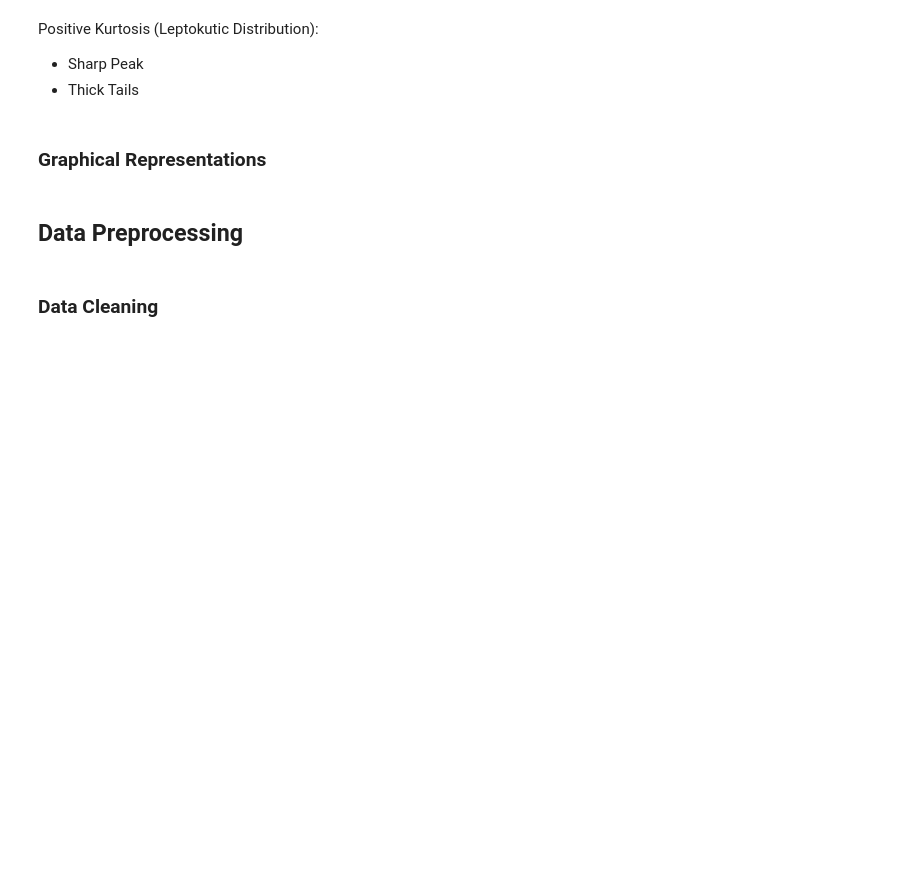
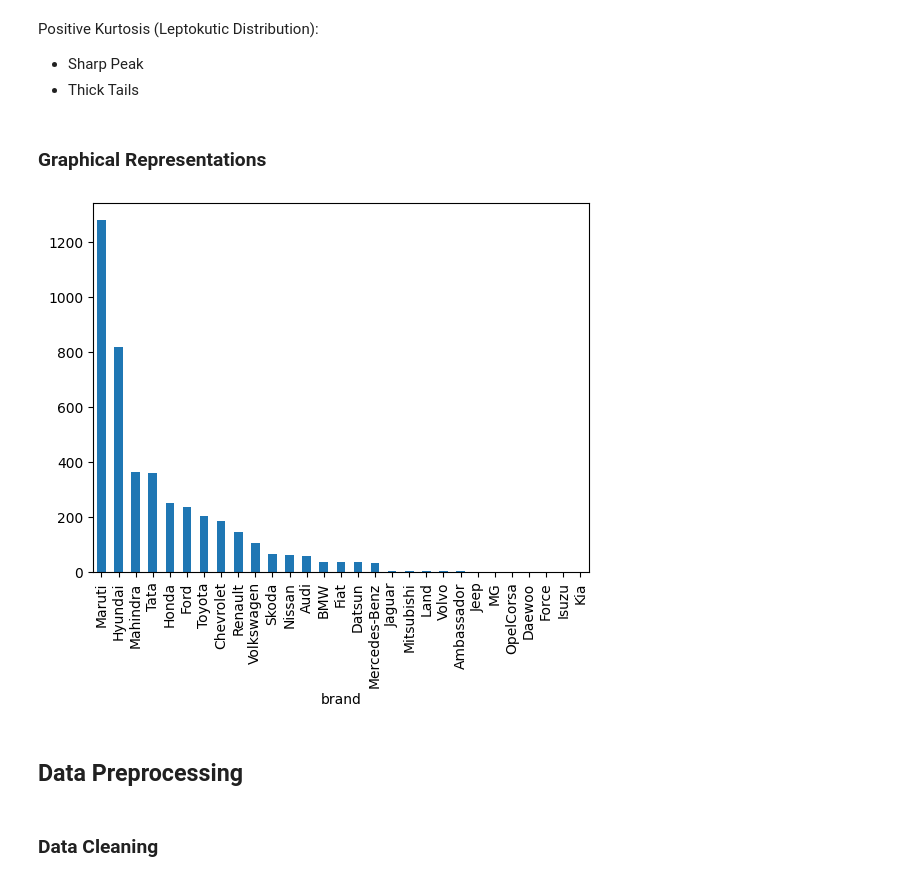
Before and after one commit to Bayan2019/internship_1206, a Jupyter notebook: assignment_07.ipynb, the cells around one changed output. Saved outputs shown, nothing was run; the diff lists cells and outputs as text; code cells hidden in the pictures; blank space fills up the shorter version.

```diff
--- a/assignment_07.ipynb
+++ b/assignment_07.ipynb
@@ -437,6 +537,11 @@ Positive Kurtosis (Leptokutic Distribution):
 - Thick Tails
 # %% [markdown]
 ### Graphical Representations
+# %%
+cars.brand.value_counts().plot(kind='bar')
+plt.show()
+# %% [output]
+[figure, added]
 # %% [markdown]
 ## Data Preprocessing
 # %% [markdown]
```
Also changed, not shown: parts of 18 cells of this notebook.
